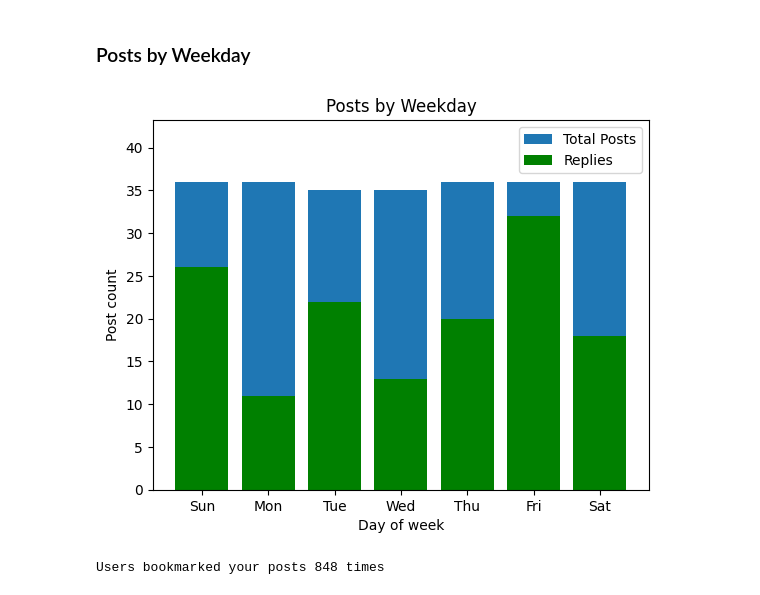
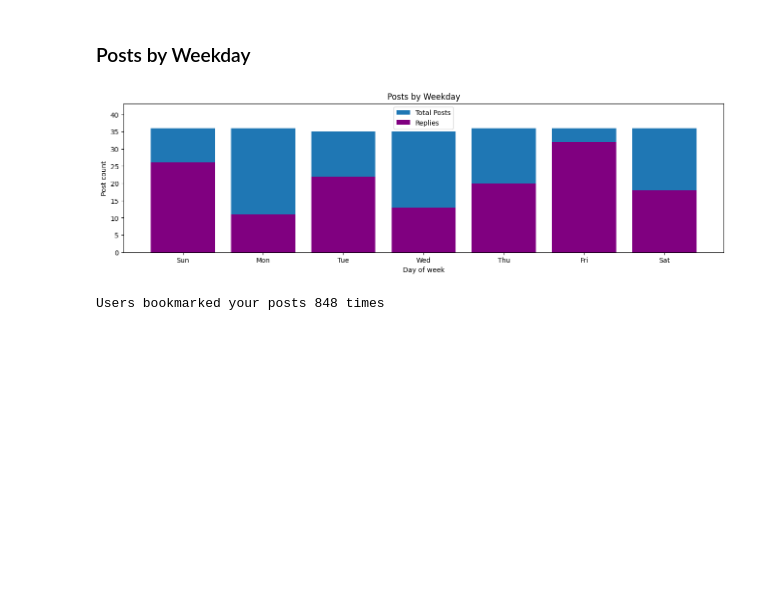
Before and after one commit to bodhichristian/python-basics, a Jupyter notebook: x_data/X Data.ipynb, the cells around one changed output. Saved outputs shown, nothing was run; the diff lists cells and outputs as text; code cells hidden in the pictures; blank space fills up the shorter version.

```diff
--- a/x_data/X Data.ipynb
+++ b/x_data/X Data.ipynb
@@ -203,19 +191,20 @@ print(f'{total_posts} posts over the last 90 days, averaging ~{monthly_average}
 # %%
 posts_by_weekday = posts.groupby('Weekday', observed=True).size()
 replies_by_weekday = posts.groupby('Weekday', observed=True)['Replies'].sum()
 
+plt.figure(figsize=(16,4))
 plt.bar(posts_by_weekday.index, posts_by_weekday.values, label='Total Posts')
-plt.bar(replies_by_weekday.index, replies_by_weekday.values, color='green', label='Replies')
+plt.bar(replies_by_weekday.index, replies_by_weekday.values, color='purple', label='Replies')
 
 plt.xlabel('Day of week')
 plt.ylabel('Post count')
 plt.title('Posts by Weekday')
 
 plt.ylim(0, (posts_by_weekday.max() * 1.2))  # 20% buffer for better visibility
 
 plt.legend()
 plt.show()
 # %% [output]
-[figure, old version]
+[figure, new version]
 # %%
 total_bookmarks = posts['Bookmarks'].sum()
```
Also changed, not shown: parts of 21 cells of this notebook.
